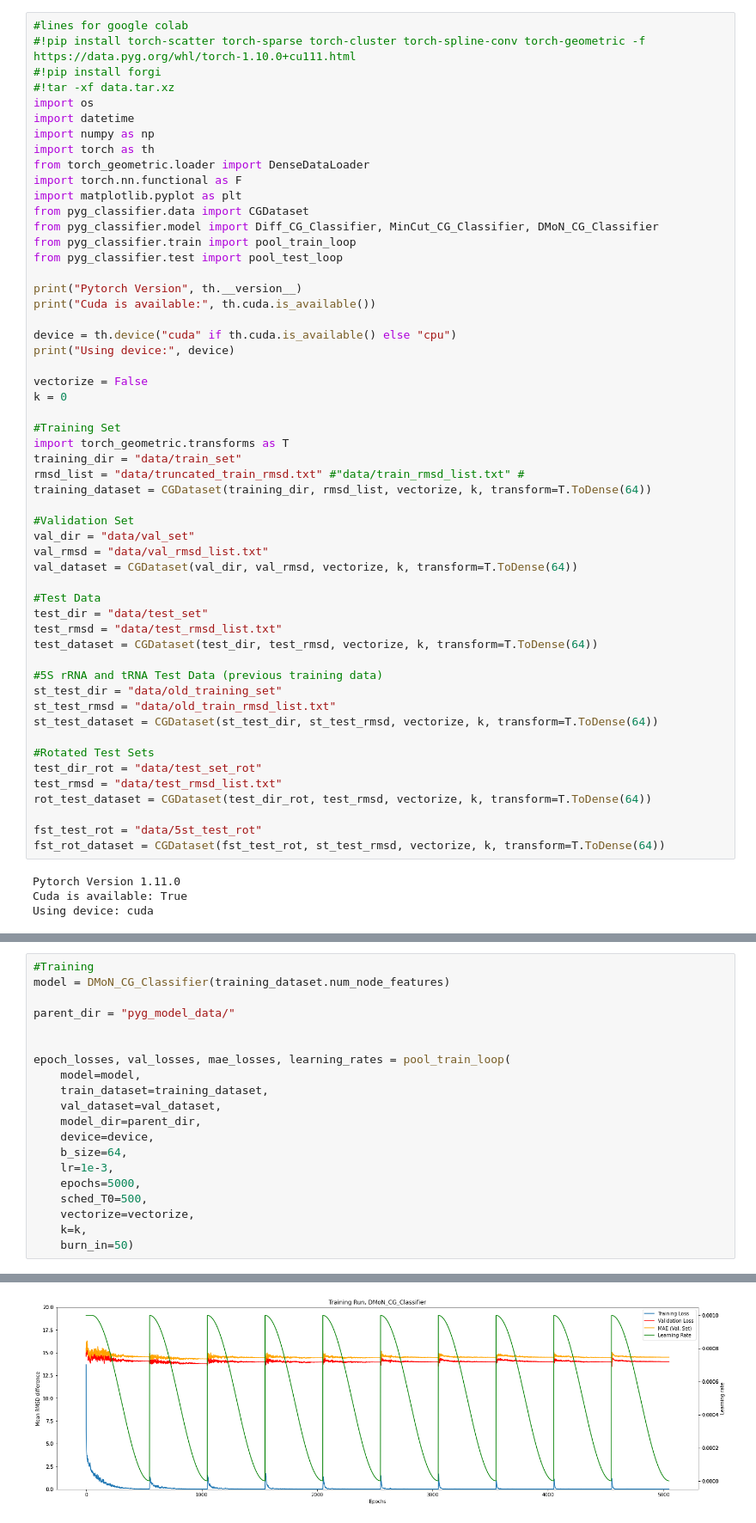
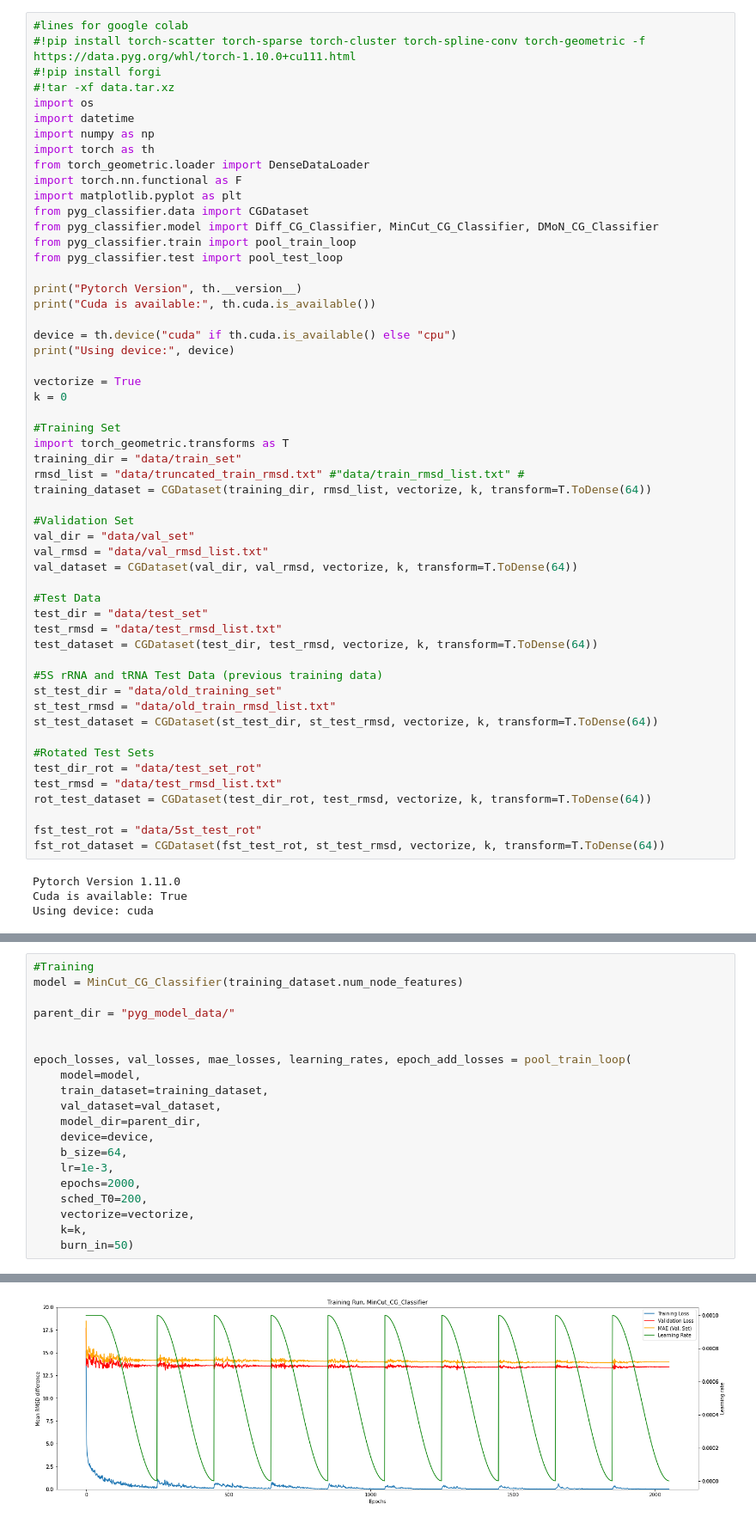
Before and after one commit to milang9/3d_classifier, a Jupyter notebook: 3d_classifier_PyG_pool.ipynb, the cells around one changed output, grey strips where cells are left out. Shown at 86% size. Drawn from its saved outputs; the diff is of its cells as text.

```diff
--- a/3d_classifier_PyG_pool.ipynb
+++ b/3d_classifier_PyG_pool.ipynb
@@ -21,7 +21,7 @@ print("Cuda is available:", th.cuda.is_available())
 device = th.device("cuda" if th.cuda.is_available() else "cpu")
 print("Using device:", device)
 
-vectorize = False
+vectorize = True
 k = 0
 
 #Training Set
@@ -69,12 +69,12 @@ TODO:
 *  which noramlization to use?
 # %%
 #Training
-model = DMoN_CG_Classifier(training_dataset.num_node_features)
+model = MinCut_CG_Classifier(training_dataset.num_node_features)
 
 parent_dir = "pyg_model_data/"
 
 
-epoch_losses, val_losses, mae_losses, learning_rates = pool_train_loop(
+epoch_losses, val_losses, mae_losses, learning_rates, epoch_add_losses = pool_train_loop(
     model=model,
     train_dataset=training_dataset,
     val_dataset=val_dataset,
@@ -82,8 +82,8 @@ epoch_losses, val_losses, mae_losses, learning_rates = pool_train_loop(
     device=device,
     b_size=64,
     lr=1e-3,
-    epochs=5000,
-    sched_T0=500,
+    epochs=2000,
+    sched_T0=200,
     vectorize=vectorize,
     k=k,
     burn_in=50)
@@ -108,4 +108,4 @@ Seed used for training was: 17853016548730061173
-[figure, old version]
+[figure, new version]
 # %%
 #get training run data
 
```
Also changed, not shown: parts of 6 cells of this notebook, 9 other files.
